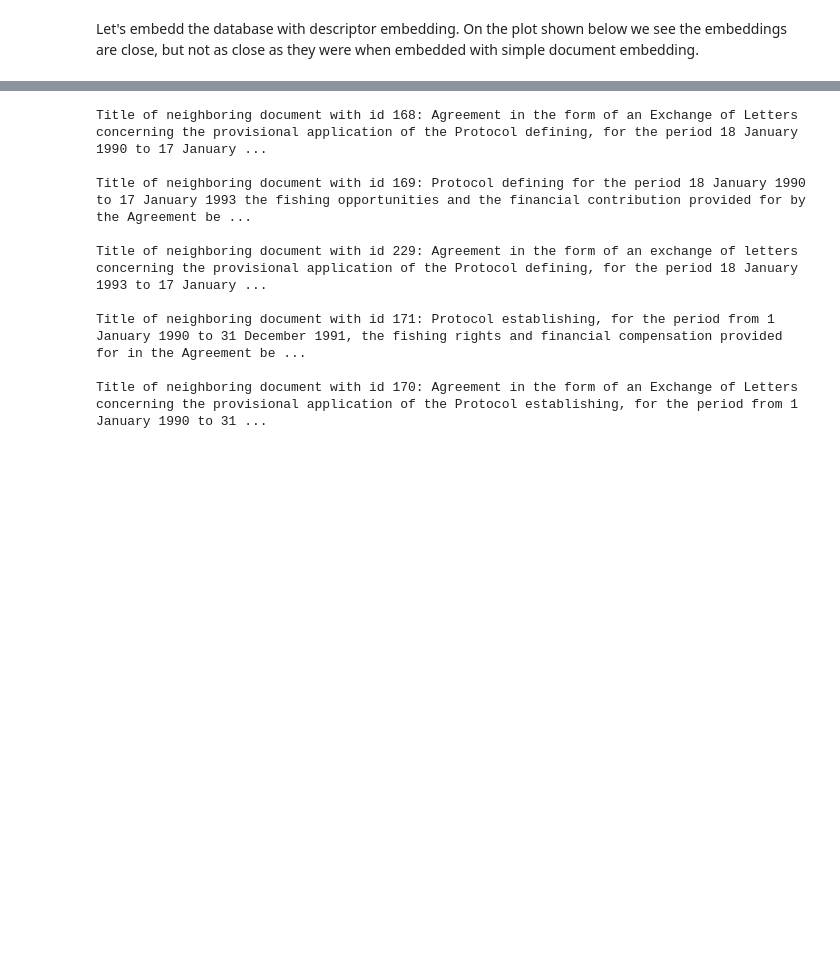
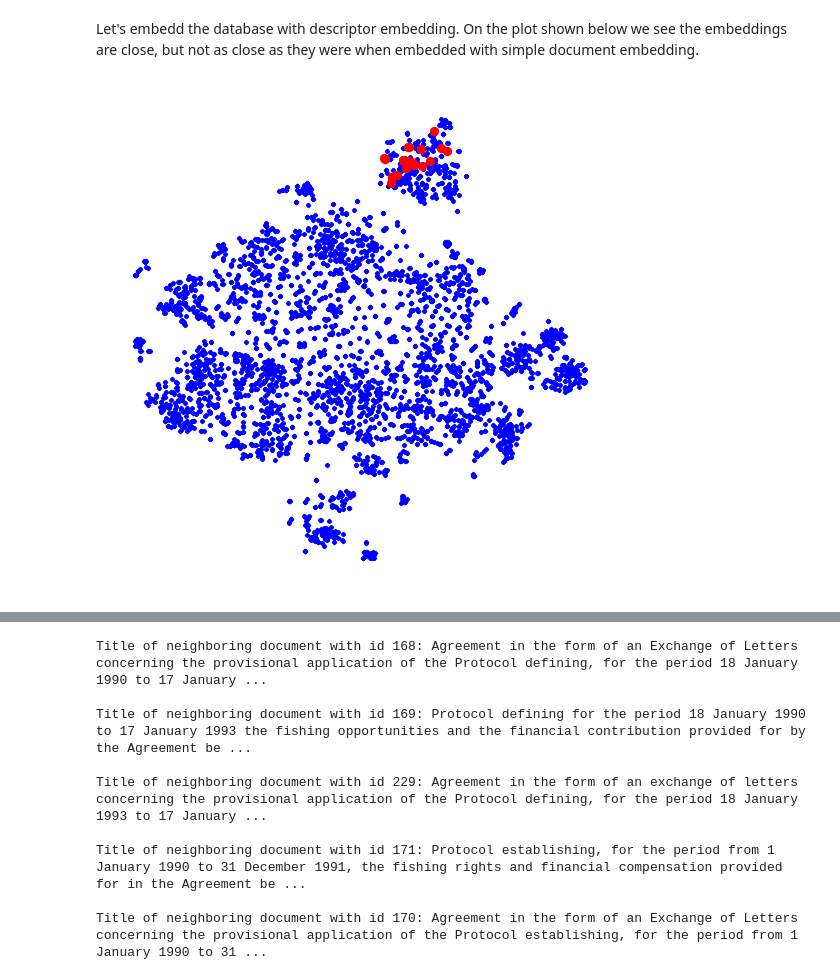
Before and after one commit to E3-JSI-archive/enviroLENS, a Jupyter notebook: word-embeddings/notebooks/document_embeddings.ipynb, the cells around one changed output, grey strips where cells are left out. Cells and saved outputs as stored; diff of their text form; code cells hidden in the pictures; blank space fills up the shorter version.

Commit message:
Reverted to base version of document_embedding.ipynb

```diff
--- a/word-embeddings/notebooks/document_embeddings.ipynb
+++ b/word-embeddings/notebooks/document_embeddings.ipynb
@@ -118,9 +119,9 @@ In this section we write several document embeddings. They will be used later to
 # %% [markdown]
 Save all documents of EUR-Lex database into a variable 'documents'.
 # %%
-# documents = pg.execute("""
-#     SELECT * FROM documents;
-# """)
+documents = pg.execute("""
+    SELECT * FROM documents;
+""")
 # %%
 N = len(documents)
 print(N)
@@ -175,8 +174,8 @@ def dataset_embedding(dataset, stopwords, wv, document_embedding):
             print('Processed document number = {}'.format(id))
     return embeddings
 # %%
-# limit = 15000
-# we = dataset_embedding(documents[:limit], stop_words, wv_wiki_en, simple_docemb)
+limit = 15000
+we = dataset_embedding(documents[:limit], stop_words, wv_wiki_en, simple_docemb)
 # %% [markdown]
 We filter through them and pick only the ones with non-zero embeddings (the ones with 'document_text' differet then 'None').
 # %%
@@ -188,4 +187,4 @@ len(non_null)
 # %% [markdown]
 In order to plot the embeddings we need to reduce the dimension to 2 (or 3). We use the TSNE method and plot the embeddings.
 # %%
-# docembeddings_transformed = TSNE(n_components=2, random_state=rand_seed).fit_transform(non_null)
+docembeddings_transformed = TSNE(n_components=2, random_state=rand_seed).fit_transform(non_null)
@@ -264,8 +257,8 @@ def descemb(documents, descriptors, wv):
         embedding[id, :] = simple_docemb(doc_desctext, " ", wv)
     return embedding
 # %%
-# descriptors_embedding = descriptor_embeddings(documents)
-# descriptors_embedding_transformed = TSNE(n_components=2, random_state=rand_seed).fit_transform(descriptors_embedding[:4000,:])
+descriptors_embedding = descriptor_embeddings(documents)
+descriptors_embedding_transformed = TSNE(n_components=2, random_state=rand_seed).fit_transform(descriptors_embedding[:4000,:])
 # %%
 x, y = descriptors_embedding_transformed.transpose()[0], descriptors_embedding_transformed.transpose()[1]
 fig, ax = plt.subplots(figsize=(4, 4), dpi=160, facecolor='w')
@@ -376,7 +367,9 @@ def plot_neighbors(emb, indices):
     plt.show()
     return None
 # %%
-# plot_neighbors(descriptors_embedding_transformed, indices)
+plot_neighbors(descriptors_embedding_transformed, indices)
+# %% [output]
+[figure, added]
 # %%
 focus_desc_embedding = descriptors_embedding_transformed[indices[0]]
 indices2 = kNN(focus_desc_embedding, k, de=descriptors_embedding_transformed, similarity=euclid_similarity)
```
Also changed, not shown: parts of 49 cells of this notebook.
